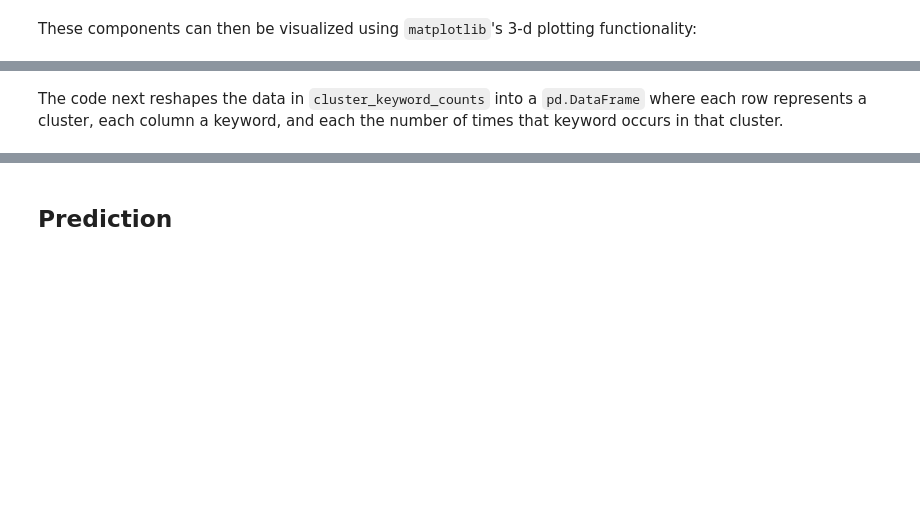
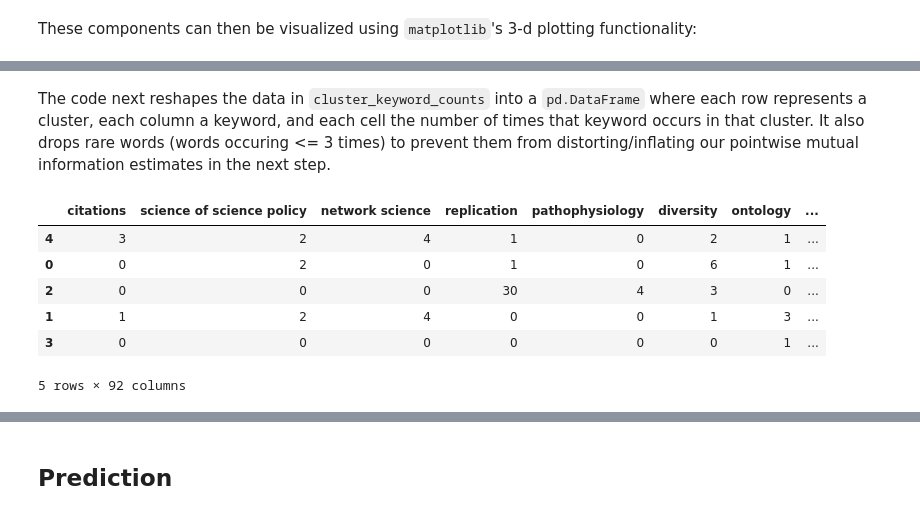
Before and after one commit to Zak-Hussain/LLM4SciSci, a Jupyter notebook: 2_feature_extraction.ipynb, the cells around one changed output, grey strips where cells are left out. Saved outputs shown, nothing was run; the diff lists cells and outputs as text; code cells hidden in the pictures; blank space fills up the shorter version.

```diff
--- a/2_feature_extraction.ipynb
+++ b/2_feature_extraction.ipynb
@@ -106,14 +161,20 @@ for cluster in data['cluster'].unique():
 # %% [markdown]
-The code next reshapes the data in `cluster_keyword_counts` into a `pd.DataFrame` where each row represents a cluster, each column a keyword, and each the number of times that keyword occurs in that cluster.
+The code next reshapes the data in `cluster_keyword_counts` into a `pd.DataFrame` where each row represents a cluster, each column a keyword, and each cell the number of times that keyword occurs in that cluster. It also drops rare words (words occuring <= 3 times) to prevent them from distorting/inflating our pointwise mutual information estimates in the next step.
 # %%
 # Building cluster-keyword count matrix
-count_matrix = pd.DataFrame(
-    index=cluster_keyword_counts.keys(), columns=list(unique_keywords)
-)
+count_matrix = pd.DataFrame(index=cluster_keyword_counts.keys(), columns=list(unique_keywords))
 for cluster in count_matrix.index:
     for keyword in count_matrix.columns:
         count_matrix.loc[cluster, keyword] = cluster_keyword_counts[cluster].get(keyword, 0)
 
 count_matrix = count_matrix.astype(int) # Convert to int format
 count_matrix = count_matrix.loc[:, count_matrix.sum() > 3] # Drop keywords occurring <=3 times
 count_matrix
+# %% [output]
+|  | citations | science of science policy | network science | replication | pathophysiology | diversity | ontology | ... |
+| 4 | 3 | 2 | 4 | 1 | 0 | 2 | 1 | ... |
+| 0 | 0 | 2 | 0 | 1 | 0 | 6 | 1 | ... |
+| 2 | 0 | 0 | 0 | 30 | 4 | 3 | 0 | ... |
+| 1 | 1 | 2 | 4 | 0 | 0 | 1 | 3 | ... |
+| 3 | 0 | 0 | 0 | 0 | 0 | 0 | 1 | ... |
+5 rows × 92 columns
```
Also changed, not shown: parts of 25 cells of this notebook.
